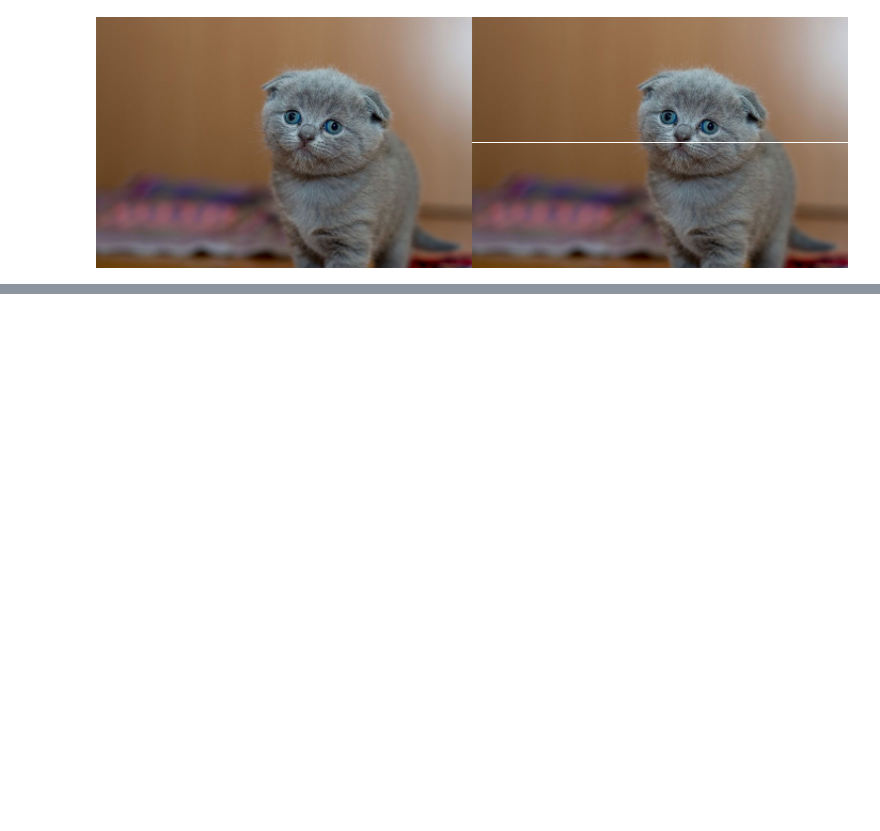
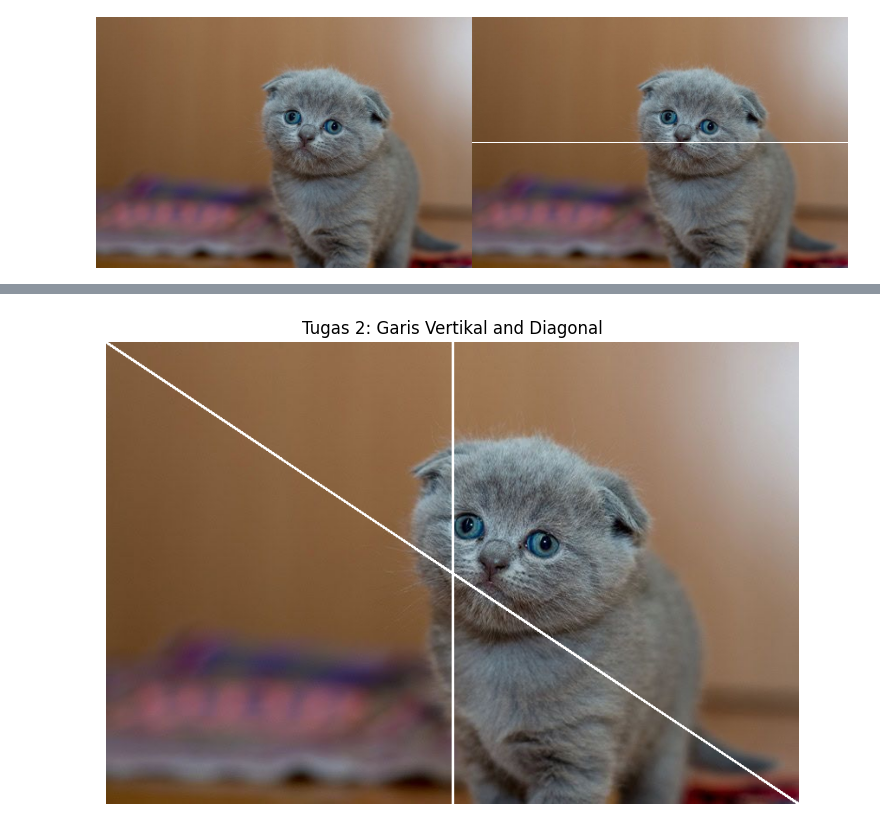
Before and after one commit to FrankStein31/PCVK_244107027008_Frankie-Steinlie, a Jupyter notebook: Modul_01.ipynb, the cells around one changed output, grey strips where cells are left out. Drawn from its saved outputs; the diff is of its cells as text; code cells hidden in the pictures; blank space fills up the shorter version.

```diff
--- a/Modul_01.ipynb
+++ b/Modul_01.ipynb
@@ -50,0 +79,15 @@ cv2_imshow(final_frame)
+# %%
+# Buat garis vertikal dan garis menyilang diagonal pada image keluaran
+def garis(img):
+    height, width = img.shape[:2]
+    img_copy = img.copy()
+    # Vertical
+    cv2.line(img_copy, (width//2, 0), (width//2, height), (255, 255, 255), 2)
+    # Diagonal
+    cv2.line(img_copy, (0, 0), (width, height), (255, 255, 255), 2)
+    return img_copy
+
+image_tugas2 = garis(original_image)
+display_image(image_tugas2, 'Tugas 2: Garis Vertikal and Diagonal')
+# %% [output]
+[figure, added]
```
Also changed, not shown: parts of 5 cells of this notebook.
